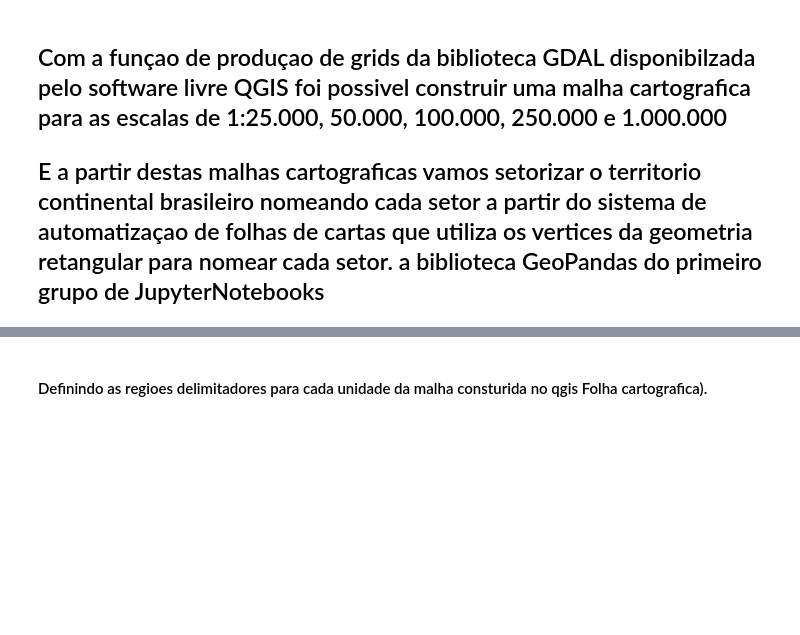
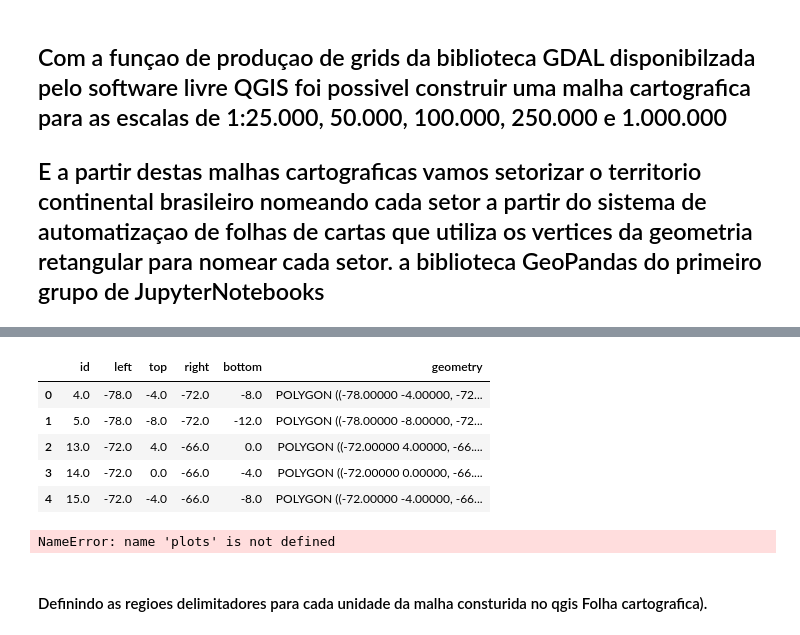
Before and after one commit to Gabriel-Goes/mapeamento_litologico_preditivo, a Jupyter notebook: 3-Automacao_Malha_de_Folhas_Cartograficas.ipynb, the cells around one changed output, grey strips where cells are left out. Drawn from its saved outputs; the diff is of its cells as text; code cells hidden in the pictures; blank space fills up the shorter version.

```diff
--- a/3-Automacao_Malha_de_Folhas_Cartograficas.ipynb
+++ b/3-Automacao_Malha_de_Folhas_Cartograficas.ipynb
@@ -125,11 +129,20 @@ def nomeador_grid(left,right,top,bottom,escala=5):
         return id_folha
 # %%
 # Lendo cama vertorial gerada no QGIS com poligonos de 6º x 4º [Folhas em escala de 1:1.000.000]
-malha_cartog_1kk = gpd.read_file(gdb+'cartografia/malha_cartog_1kk_wgs84.shp')
+malha_cartog_1kk = gpd.read_file(gdb('cartografia/malha_cartog_1kk_wgs84.shp'))
 malha_cartog_1kk.head(5)
+# %% [output]
+|  | id | left | top | right | bottom | geometry |
+| 0 | 4.0 | -78.0 | -4.0 | -72.0 | -8.0 | POLYGON ((-78.00000 -4.00000, -72... |
+| 1 | 5.0 | -78.0 | -8.0 | -72.0 | -12.0 | POLYGON ((-78.00000 -8.00000, -72... |
+| 2 | 13.0 | -72.0 | 4.0 | -66.0 | 0.0 | POLYGON ((-72.00000 4.00000, -66.... |
+| 3 | 14.0 | -72.0 | 0.0 | -66.0 | -4.0 | POLYGON ((-72.00000 0.00000, -66.... |
+| 4 | 15.0 | -72.0 | -4.0 | -66.0 | -8.0 | POLYGON ((-72.00000 -4.00000, -66... |
 # %%
 plots.plot_brazil(malha_cartog_1kk.boundary)
 #labels(malha_cartog_1kk)
+# %% [output]
+NameError: name 'plots' is not defined
 # %% [markdown]
 #### Definindo as regioes delimitadores para cada unidade da malha consturida no qgis Folha cartografica).
 # %%
```
Also changed, not shown: parts of 15 cells of this notebook, 15 other files.
